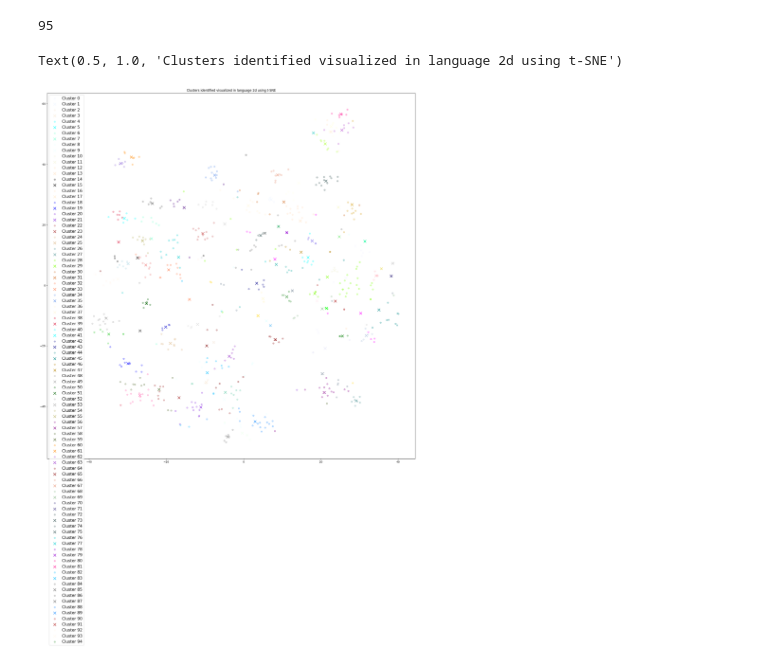
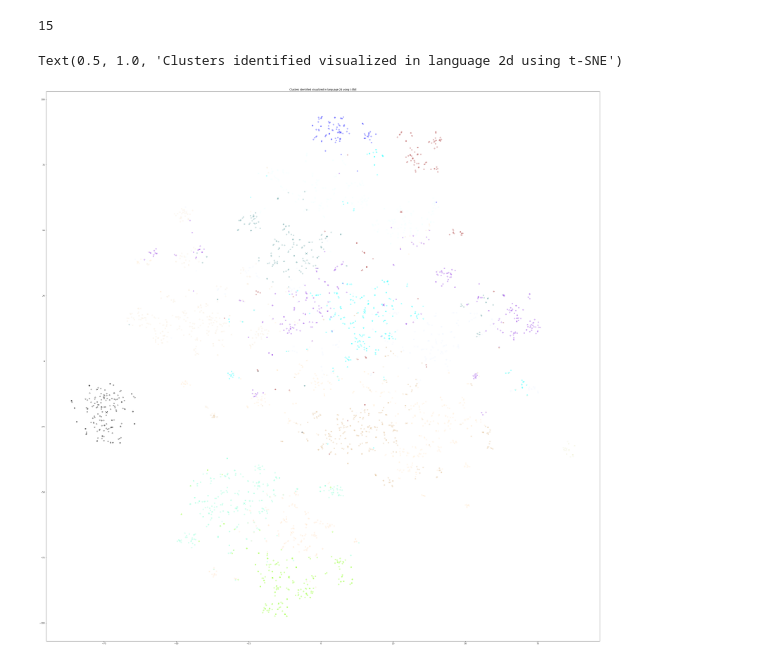
Before and after one commit to Code42Cate/funding, a Jupyter notebook: clustering.ipynb, the cells around one changed output. Saved outputs shown, nothing was run; the diff lists cells and outputs as text; code cells hidden in the pictures.

```diff
--- a/clustering.ipynb
+++ b/clustering.ipynb
@@ -9,13 +9,14 @@ import matplotlib
 import matplotlib.pyplot as plt
 import matplotlib.colors as mcolors
 import os
+import math
 from sklearn.metrics import silhouette_score
 
 openai.api_key = os.getenv("OPENAI_API_KEY")
 COMPLETIONS_MODEL = "text-davinci-003"
 
 # This path leads to a file with data and precomputed embeddings
-embedding_path = "data/funding_eu.csv"
+embedding_path = "data/funding_all.csv"
 # %%
 df = pd.read_csv(embedding_path)
 # %%
@@ -30,13 +31,14 @@ matrix.shape
 # %%
-max_n_clusters = 100
+max_n_clusters = math.floor(len(df) / 3)
 
 # Run KMeans for different number of clusters
 cluster_results_km = pd.DataFrame({'K': range(6, max_n_clusters+1), 'SIL': np.nan})
 cluster_results_km.set_index('K', inplace=True)
-for k in range(6, max_n_clusters+1):
+for k in range(5, max_n_clusters+1, 5):
     kmeans = KMeans(n_clusters=k, random_state=42, n_init='auto')
     kmeans.fit(matrix)
     cluster_results_km.loc[k, 'SIL'] = silhouette_score(matrix, kmeans.labels_)
+    print(k, max_n_clusters, cluster_results_km.loc[k, 'SIL'])
 
 cluster_results_km.idxmax(), cluster_results_km.max()
 # plot silhouette score
@@ -47,61 +66,47 @@ plt.plot(cluster_results_km.index, cluster_results_km.SIL)
 # %%
 # best number of clusters
-n_clusters = cluster_results_km.SIL.idxmax()
+n_clusters = 15 # cluster_results_km.SIL.idxmax()
 n_clusters
 # %% [output]
-95
+15
 # %%
 
 kmeans = KMeans(n_clusters=n_clusters, init="k-means++", random_state=42)
 kmeans.fit(matrix)
 labels = kmeans.labels_
 embedding_df["Cluster"] = labels
 
 tsne = TSNE(
     n_components=2, perplexity=15, random_state=42, init="random", learning_rate=200
 )
 vis_dims2 = tsne.fit_transform(matrix)
 
 x = [x for x, y in vis_dims2]
 y = [y for x, y in vis_dims2]
 
 for category, color in enumerate(mcolors.CSS4_COLORS):
     xs = np.array(x)[embedding_df.Cluster == category]
     ys = np.array(y)[embedding_df.Cluster == category]
+    plt.rcParams["figure.figsize"] = (50, 50)
+
     plt.scatter(xs, ys, color=color, alpha=0.3)
 
     avg_x = xs.mean()
     avg_y = ys.mean()
 
     plt.scatter(avg_x, avg_y, marker="x", color=color, s=100, edgecolors="black")
     # size of plot
-    plt.rcParams["figure.figsize"] = (250, 250)
 
 
-    """
-    # add label to the center of each cluster
-    plt.text(
-        x=avg_x,
-        y=avg_y,
-        s="Cluster {}".format(category),
-        fontsize=25,
-        horizontalalignment="center",
-        verticalalignment="center",
-        bbox=dict(facecolor="white", alpha=0.5),
-    )
 
-    """
-    # legend
-    plt.legend(
-        ["Cluster {}".format(i) for i in range(n_clusters)],
-        loc="upper left",
-        prop={"size": 15},
-    )
+
+
+
 
 plt.title("Clusters identified visualized in language 2d using t-SNE")
 # %% [output]
 Text(0.5, 1.0, 'Clusters identified visualized in language 2d using t-SNE')
-[figure, old version]
+[figure, new version]
 # %%
 # We'll read 5 transactions per cluster as we're expecting some variation
 transactions_per_cluster = 5
```
Also changed, not shown: parts of 3 cells of this notebook, 3 other files.
